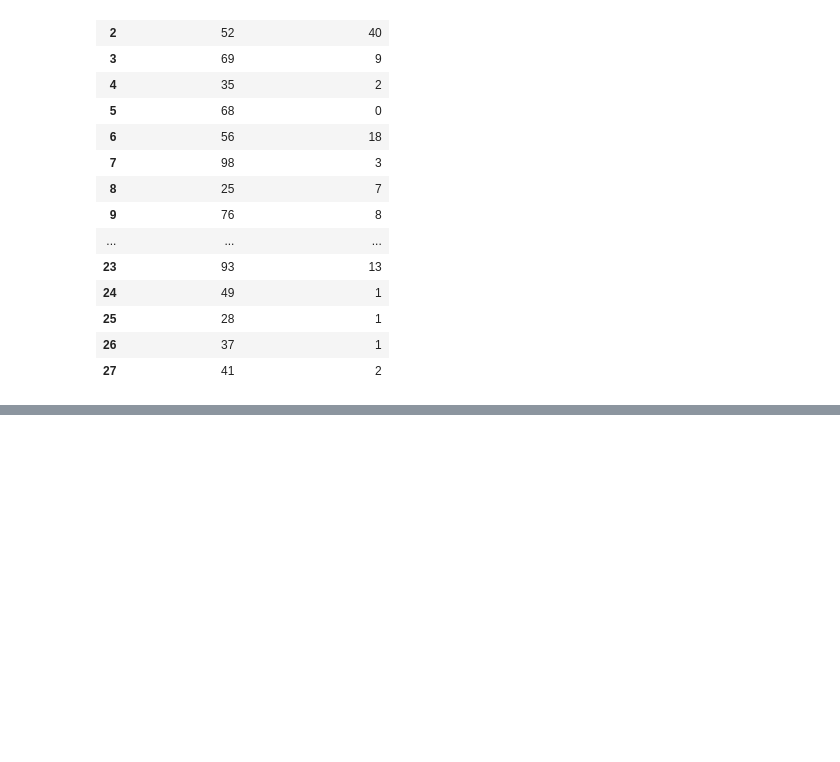
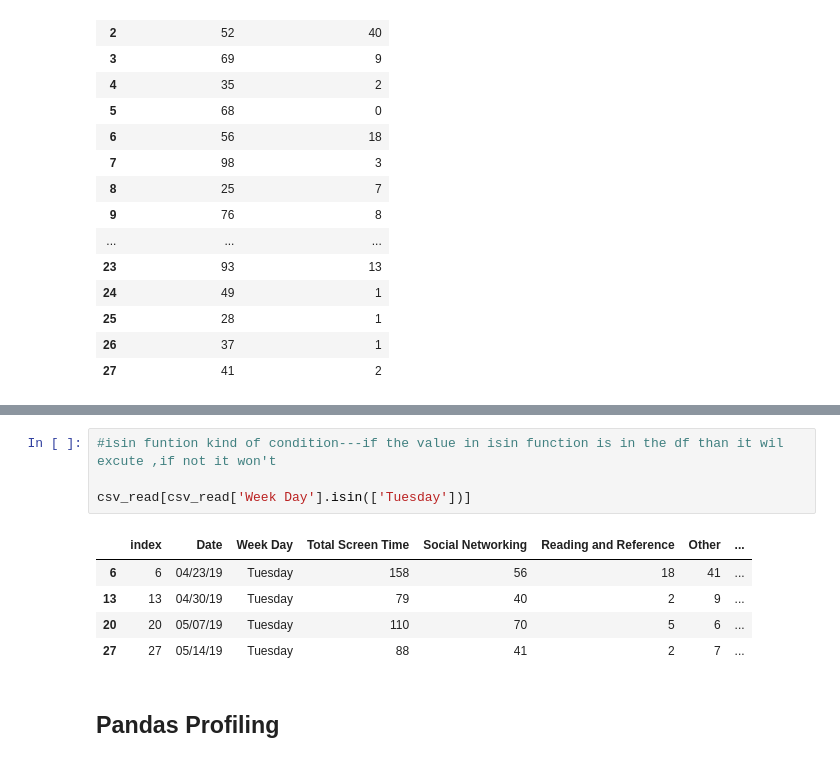
Before and after one commit to FarhanBinShafiq/machine_learning, a Jupyter notebook: pandas/Untitled.ipynb, the cells around one changed output, grey strips where cells are left out. Drawn from its saved outputs; the diff is of its cells as text; blank space fills up the shorter version.

Commit message:
basic pandas

```diff
--- a/pandas/Untitled.ipynb
+++ b/pandas/Untitled.ipynb
@@ -187,0 +246,12 @@ csv_read[['Social Networking' ,'Reading and Reference' ]]
+# %%
+#isin funtion kind of condition---if the value in isin function is in the df than it wil excute ,if not it won't
+
+csv_read[csv_read['Week Day'].isin(['Tuesday'])]
+# %% [output]
+|  | index | Date | Week Day | Total Screen Time | Social Networking | Reading and Reference | Other | ... |
+| 6 | 6 | 04/23/19 | Tuesday | 158 | 56 | 18 | 41 | ... |
+| 13 | 13 | 04/30/19 | Tuesday | 79 | 40 | 2 | 9 | ... |
+| 20 | 20 | 05/07/19 | Tuesday | 110 | 70 | 5 | 6 | ... |
+| 27 | 27 | 05/14/19 | Tuesday | 88 | 41 | 2 | 7 | ... |
+# %% [markdown]
+## Pandas Profiling
```
Also changed, not shown: parts of 10 cells of this notebook.
